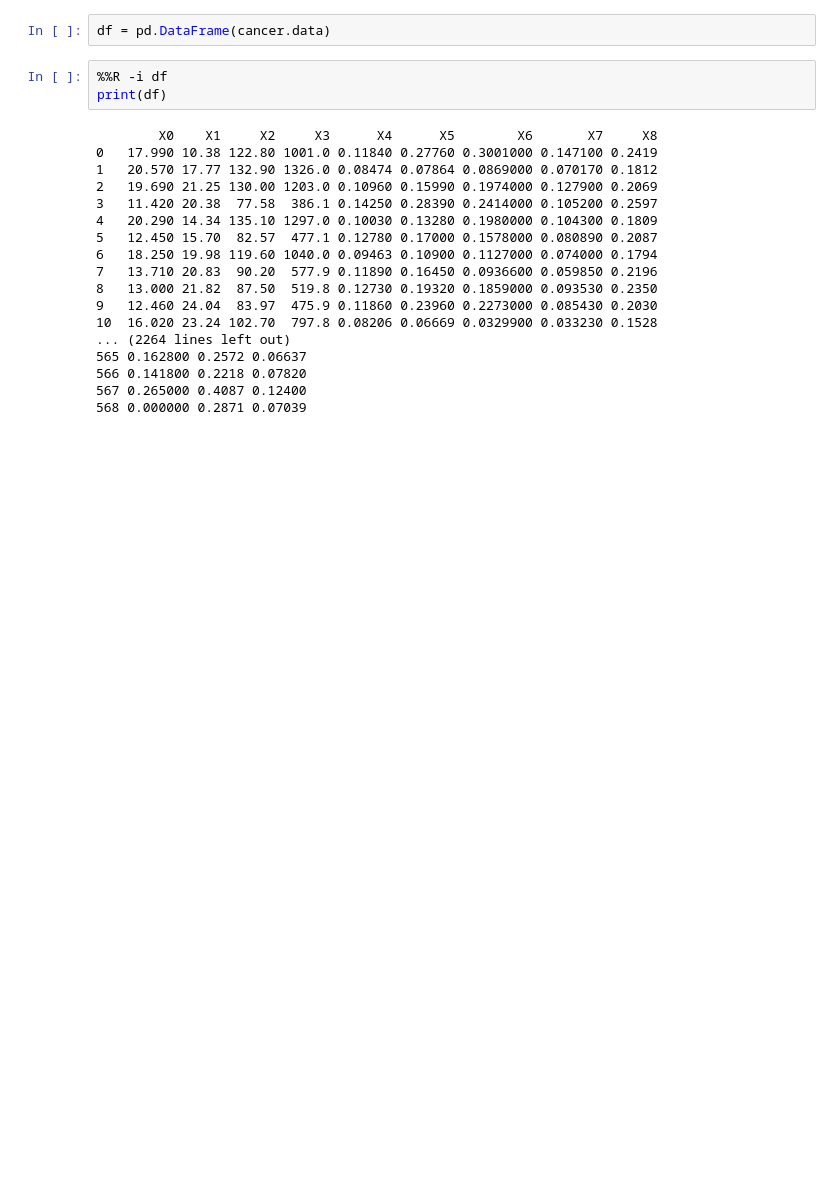
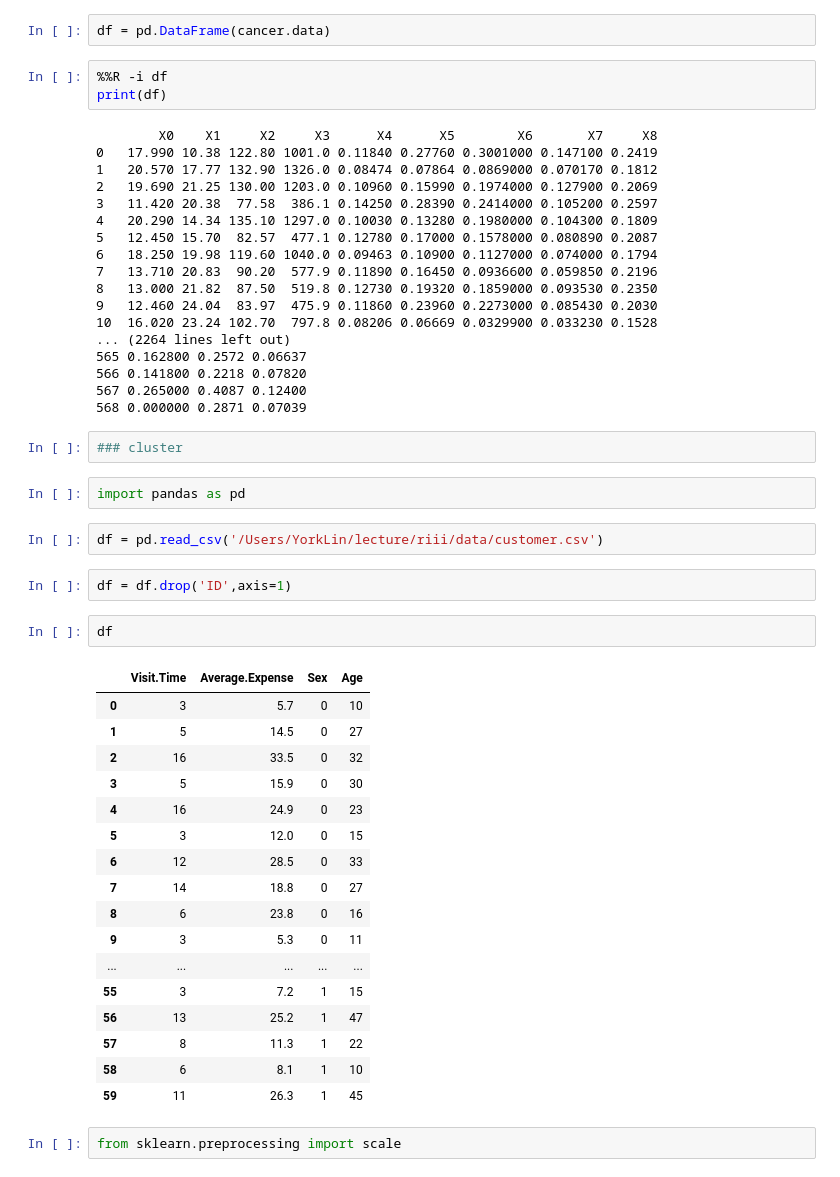
Before and after one commit to YuHsuanLin/riii, a Jupyter notebook: cb102/sklearn_example.ipynb, the cells around one changed output. Drawn from its saved outputs; the diff is of its cells as text; blank space fills up the shorter version.

```diff
--- a/cb102/sklearn_example.ipynb
+++ b/cb102/sklearn_example.ipynb
@@ -183,3 +183,33 @@ print(df)
 566 0.141800 0.2218 0.07820
 567 0.265000 0.4087 0.12400
 568 0.000000 0.2871 0.07039
+# %%
+### cluster
+# %%
+import pandas as pd
+# %%
+df = pd.read_csv('/Users/YorkLin/lecture/riii/data/customer.csv')
+# %%
+df = df.drop('ID',axis=1)
+# %%
+df
+# %% [output]
+|  | Visit.Time | Average.Expense | Sex | Age |
+| 0 | 3 | 5.7 | 0 | 10 |
+| 1 | 5 | 14.5 | 0 | 27 |
+| 2 | 16 | 33.5 | 0 | 32 |
+| 3 | 5 | 15.9 | 0 | 30 |
+| 4 | 16 | 24.9 | 0 | 23 |
+| 5 | 3 | 12.0 | 0 | 15 |
+| 6 | 12 | 28.5 | 0 | 33 |
+| 7 | 14 | 18.8 | 0 | 27 |
+| 8 | 6 | 23.8 | 0 | 16 |
+| 9 | 3 | 5.3 | 0 | 11 |
+| ... | ... | ... | ... | ... |
+| 55 | 3 | 7.2 | 1 | 15 |
+| 56 | 13 | 25.2 | 1 | 47 |
+| 57 | 8 | 11.3 | 1 | 22 |
+| 58 | 6 | 8.1 | 1 | 10 |
+| 59 | 11 | 26.3 | 1 | 45 |
+# %%
+from sklearn.preprocessing import scale
```
Also changed, not shown: parts of 12 cells of this notebook, 1 other file.
